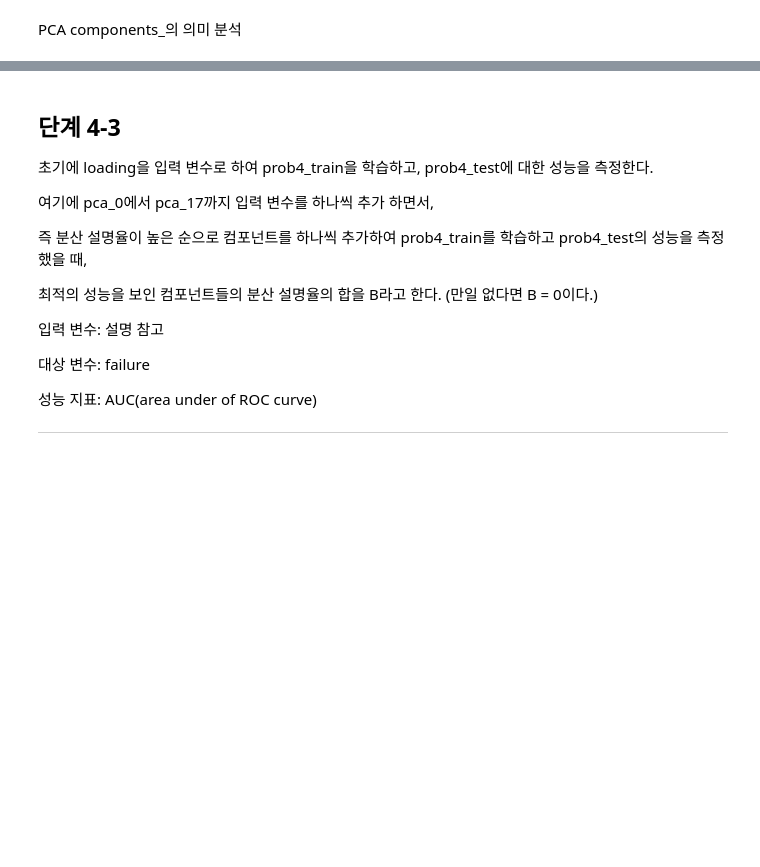
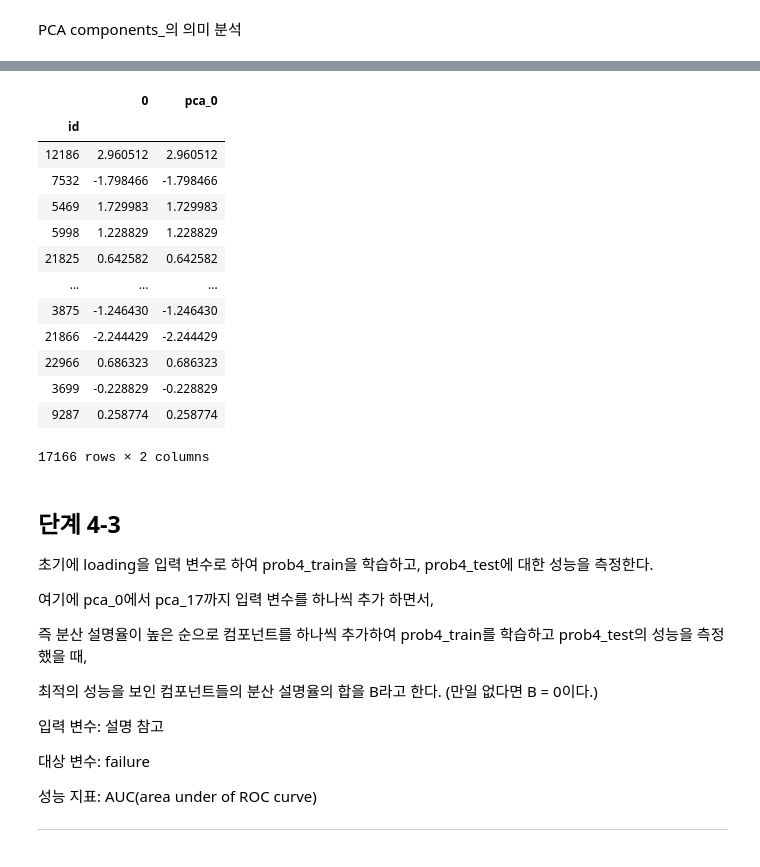
Before and after one commit to sunkusun9/DS_lv3_2410, a Jupyter notebook: sec_ds_lv3_prob1_prob.ipynb, the cells around one changed output, grey strips where cells are left out. Cells and saved outputs as stored; diff of their text form; code cells hidden in the pictures; blank space fills up the shorter version.

```diff
--- a/sec_ds_lv3_prob1_prob.ipynb
+++ b/sec_ds_lv3_prob1_prob.ipynb
@@ -1430,3 +1491,23 @@ PCA components_의 의미 분석
+# %%
+pd.concat([
+    df_prob4_train[X_pca].dot(df_emat.loc['evec_0']),
+    df_prob4_train['pca_0']
+], axis=1)
+# %% [output]
+|  | 0 | pca_0 |
+| id |  |  |
+| 12186 | 2.960512 | 2.960512 |
+| 7532 | -1.798466 | -1.798466 |
+| 5469 | 1.729983 | 1.729983 |
+| 5998 | 1.228829 | 1.228829 |
+| 21825 | 0.642582 | 0.642582 |
+| ... | ... | ... |
+| 3875 | -1.246430 | -1.246430 |
+| 21866 | -2.244429 | -2.244429 |
+| 22966 | 0.686323 | 0.686323 |
+| 3699 | -0.228829 | -0.228829 |
+| 9287 | 0.258774 | 0.258774 |
+17166 rows × 2 columns
 # %% [markdown]
 ## 단계 4-3
 
```
Also changed, not shown: parts of 6 cells of this notebook.
